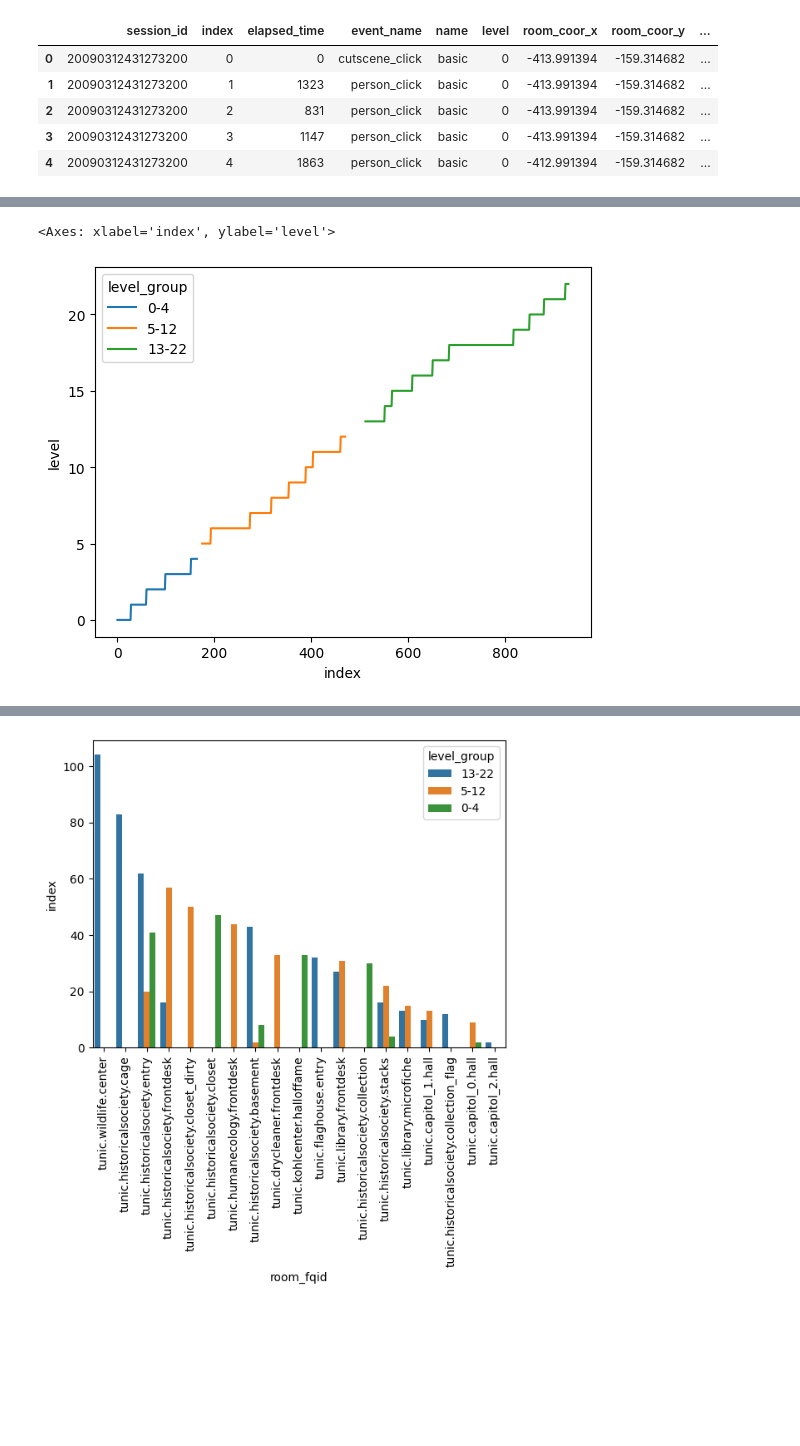
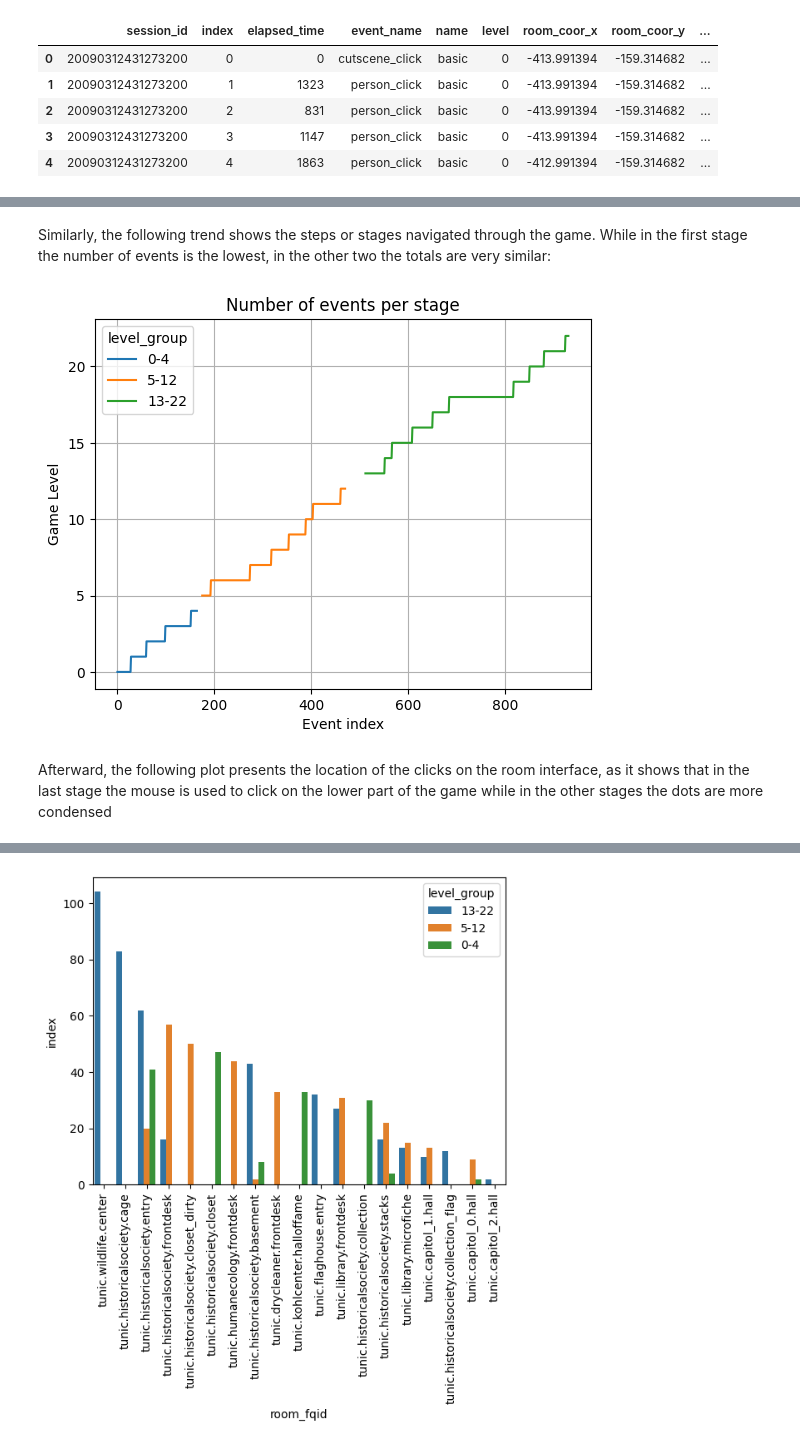
Before and after one commit to ksmorgadog/kaggle_student_prediction, a Jupyter notebook: notebooks/03_EDA_Scoring_and_trends.ipynb, the cells around one changed output, grey strips where cells are left out. Saved outputs shown, nothing was run; the diff lists cells and outputs as text; code cells hidden in the pictures; blank space fills up the shorter version.

Commit message:
First EDA with 1 user complete

```diff
--- a/notebooks/03_EDA_Scoring_and_trends.ipynb
+++ b/notebooks/03_EDA_Scoring_and_trends.ipynb
@@ -44,7 +114,7 @@ scores.head(20)
 # %%
-#Check first 5 participants
-first_5=[20090312431273200,20090312431273200,20090314121766812,20090314363702160,20090314441803444]
-test_df=df[df["session_id"] == first_5[0]]
+#Check first participant
+first=[20090312431273200]
+test_df=df[df["session_id"] == first[0]]
 test_df.head()
 # %% [output]
 |  | session_id | index | elapsed_time | event_name | name | level | room_coor_x | room_coor_y | ... |
@@ -63,9 +159,17 @@ sns.lineplot(x=test_df["index"],y=test_df["elapsed_time"],hue=test_df["level_gro
+# %% [markdown]
+Similarly, the following trend shows the steps or stages navigated through the game. While in the first stage the number of events is the lowest, in the other two the totals are very similar:
 # %%
 # Level development
 sns.lineplot(x=test_df["index"],y=test_df["level"],hue=test_df["level_group"])
+plt.grid()
+plt.xlabel("Event index")
+plt.ylabel("Game Level")
+plt.title("Number of events per stage")
+plt.show()
 # %% [output]
-<Axes: xlabel='index', ylabel='level'>
-[figure, old version]
+[figure, new version]
+# %% [markdown]
+Afterward, the following plot presents the location of the clicks on the room interface, as it shows that in the last stage the mouse is used to click on the lower part of the game while in the other stages the dots are more condensed
 # %%
 #Room total coordinates
 sns.scatterplot(data=test_df,x="room_coor_x",y="room_coor_y",hue="level_group")
```
Also changed, not shown: parts of 28 cells of this notebook.
